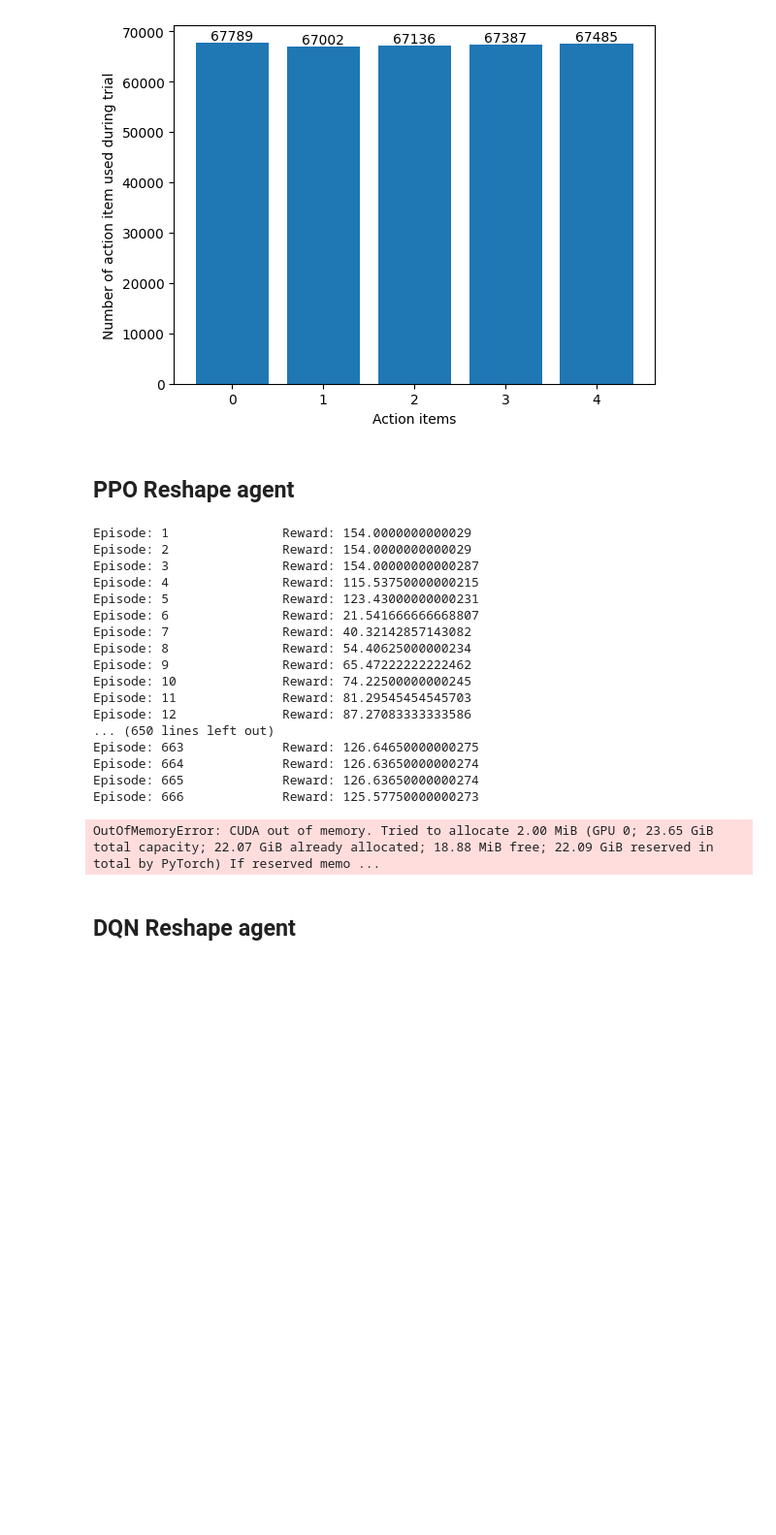
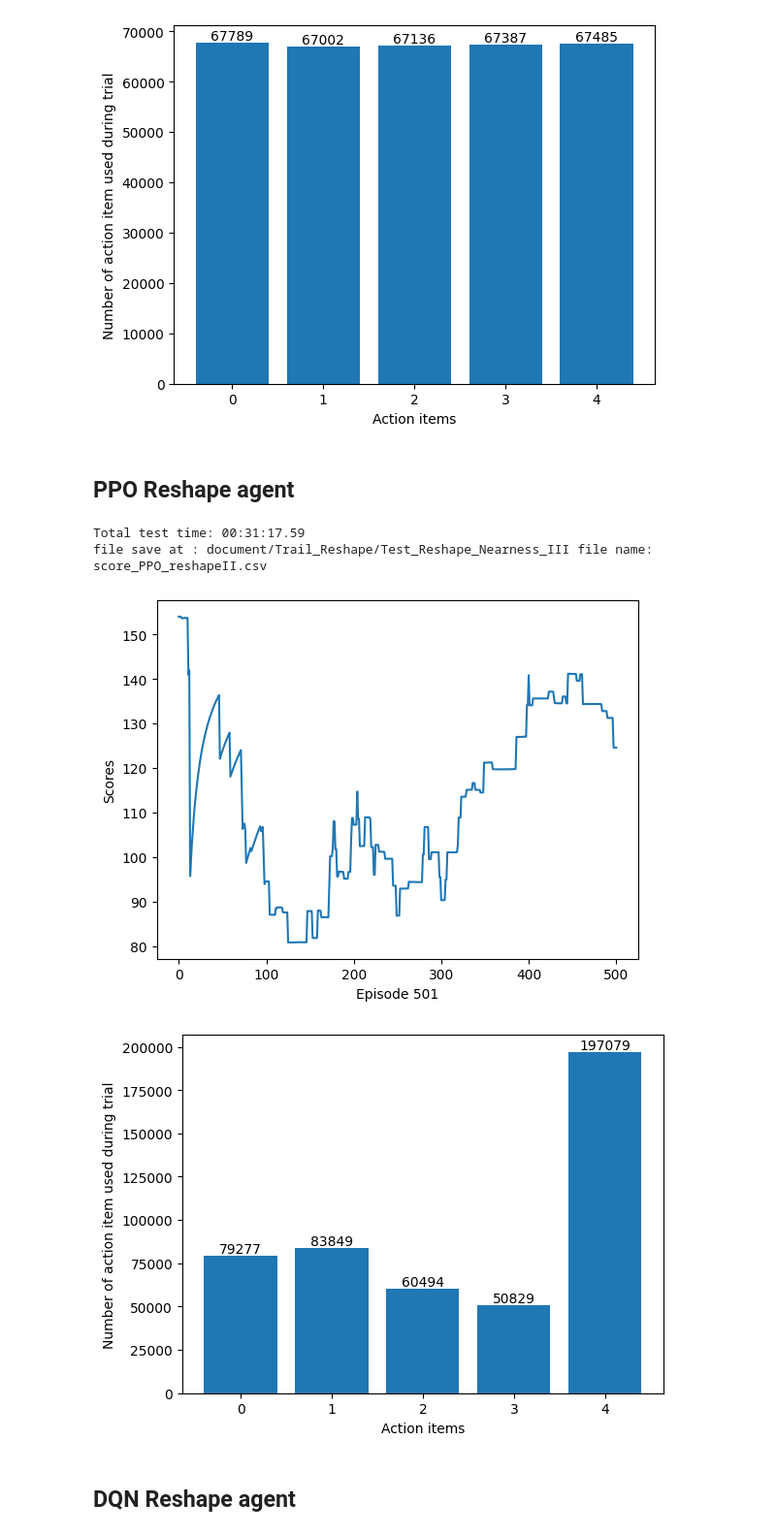
Before and after one commit to zhang-zengjie/Reward4Driving, a Jupyter notebook: LoadModelNTest.ipynb, the cells around one changed output. Shown: that part at 97% size. Saved outputs shown, nothing was run; the diff lists cells and outputs as text; code cells hidden in the pictures; blank space fills up the shorter version.

```diff
--- a/LoadModelNTest.ipynb
+++ b/LoadModelNTest.ipynb
@@ -700,7 +715,7 @@ from utility import Config_DQN
 from utility import Config_DDPG
 from utility import Config_PPO
 
-Episode = 400
+Episode = 1000
 total_test_episodes = Episode
 Time_stamp = 1500   # time stamp -- simply initial parameters, no use in the test
 
@@ -978,7 +993,7 @@ avg_scores =[]
 Bmp =[]
 T_Bmp = []
 if p_model.is_dir():
-    nb_name = 'PPO_Test_log.txt'
+    nb_name = 'PPO_Test_logII.txt'
 with open(p_model.joinpath(nb_name), "w") as f:
 
     for ep in range(1, total_test_episodes+1):
@@ -1008,7 +1023,7 @@ with open(p_model.joinpath(nb_name), "w") as f:
         test_running_reward +=  ep_reward
 
         # print('Episode: {} \t\t Reward: {}'.format(ep, round(ep_reward, 2)))
-        print('Episode: {} \t\t Reward: {}'.format(ep, avg_scores[ep-1]))
+        # print('Episode: {} \t\t Reward: {}'.format(ep, avg_scores[ep-1]))
 
         scores.append(round(ep_reward, 2))
         ep_reward = 0
@@ -1038,9 +1053,9 @@ PPO_avg = avg_scores
 PPO_scores = scores
 PPO_ac = ac
 
-csv_name = f"PPO_reshape"
+csv_name = f"PPO_reshapeII"
 score_save(scores,avg_scores,file_name=csv_name,path=p_model,print_=True) # save score table as csv file
-count_impulse_file = f"PPO_reshape_count"
+count_impulse_file = f"PPO_reshape_countII"
 Bump_track.to_csv((p_model/f"{count_impulse_file}.csv")) # save bump instances as csv file
 
 # count the bump instances.
@@ -1062,51 +1077,37 @@ Bump_track_PPO = pd.DataFrame(data_PPO)
 #     plt.subplot(2, 5, i+6)
 #     plt.plot(Bmp[i+5])
 #     plt.title(f'Ct_:{count_list[i+5]}')
 
 # fig = plt.figure()
 # plt.plot(T_Bmp)
 # plt.title(f'Total bump instances:{Tcount_PPO}')
 
 
 fig = plt.figure()
 ax = fig.add_subplot(111)
 plt.plot(avg_scores)
 # plt.plot(df['Averagescores'])
 plt.ylabel('Scores')
 plt.xlabel(f'Episode {len(avg_scores)}')
 plt.show()
 
 import matplotlib.pyplot as plt
 import pandas as pd
 
 action_list = [0,1,2,3,4]
 h=[]
 for i in action_list:
     h.append(ac.count(i))
 bar_contain = plt.bar(action_list,h)
 plt.xlabel('Action items')
 plt.ylabel('Number of action item used during trial')
 plt.bar_label(bar_contain)
 plt.show()
 # %% [output]
-Episode: 1               Reward: 154.0000000000029
-Episode: 2               Reward: 154.0000000000029
-Episode: 3               Reward: 154.00000000000287
-Episode: 4               Reward: 115.53750000000215
-Episode: 5               Reward: 123.43000000000231
-Episode: 6               Reward: 21.541666666668807
-Episode: 7               Reward: 40.32142857143082
-Episode: 8               Reward: 54.40625000000234
-Episode: 9               Reward: 65.47222222222462
-Episode: 10              Reward: 74.22500000000245
-Episode: 11              Reward: 81.29545454545703
-Episode: 12              Reward: 87.27083333333586
-... (650 lines left out)
-Episode: 663             Reward: 126.64650000000275
-Episode: 664             Reward: 126.63650000000274
-Episode: 665             Reward: 126.63650000000274
-Episode: 666             Reward: 125.57750000000273
+Total test time: 00:31:17.59
+file save at : document/Trail_Reshape/Test_Reshape_Nearness_III file name: score_PPO_reshapeII.csv
-OutOfMemoryError: CUDA out of memory. Tried to allocate 2.00 MiB (GPU 0; 23.65 GiB total capacity; 22.07 GiB already allocated; 18.88 MiB free; 22.09 GiB reserved in total by PyTorch) If reserved memo ...
+[figure, added]
+[figure, added]
 # %% [markdown]
 ## DQN Reshape agent
 # %%
```
Also changed, not shown: parts of 4 cells of this notebook.
